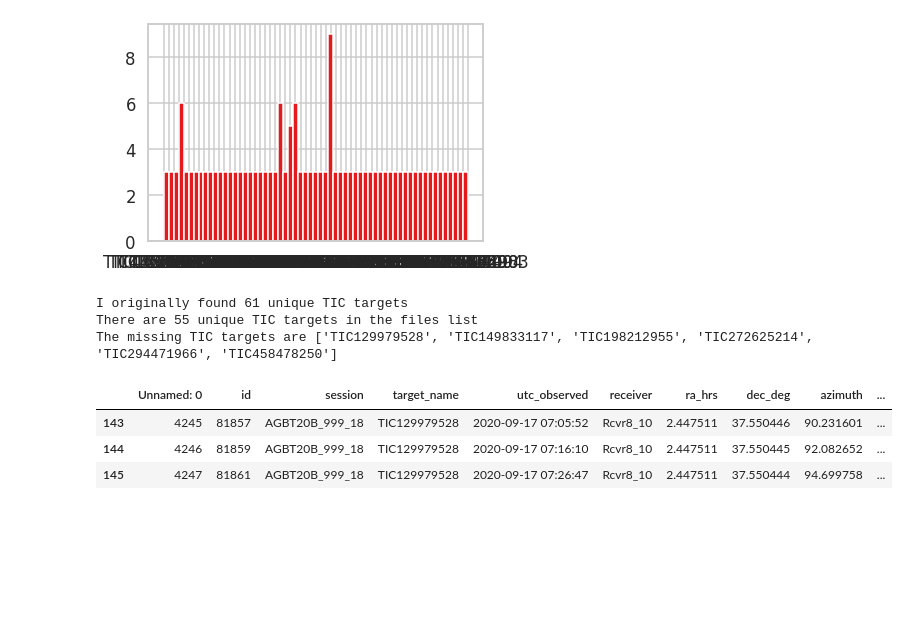
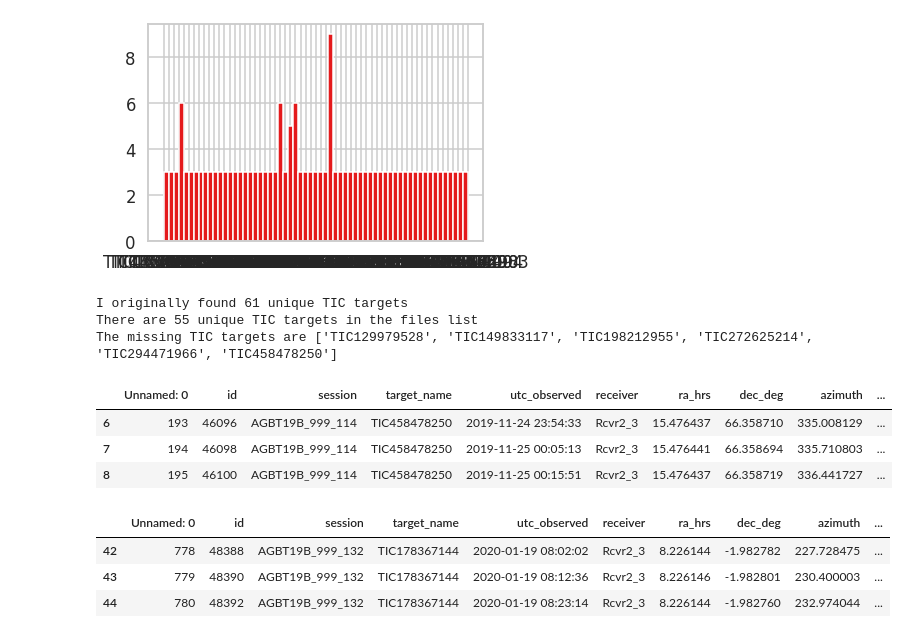
Before and after one commit to noahfranz13/BL-TESSsearch, a Jupyter notebook: Target-Selection/TESStargets-analysis.ipynb, the cells around one changed output. Saved outputs shown, nothing was run; the diff lists cells and outputs as text; code cells hidden in the pictures; blank space fills up the shorter version.

```diff
--- a/Target-Selection/TESStargets-analysis.ipynb
+++ b/Target-Selection/TESStargets-analysis.ipynb
@@ -112,12 +112,22 @@ for angle in ecliptic:
     if angle.lat.deg > -wetz/2 and angle.lat.deg < wetz/2:
         print(angle.lat.deg)
 # %%
-i = 0
+i = -1
 wheremiss = np.where(targets.target_name.to_numpy() == missTargs[i])[0]
 
 targets.iloc[wheremiss]
 # %% [output]
 |  | Unnamed: 0 | id | session | target_name | utc_observed | receiver | ra_hrs | dec_deg | azimuth | ... |
-| 143 | 4245 | 81857 | AGBT20B_999_18 | TIC129979528 | 2020-09-17 07:05:52 | Rcvr8_10 | 2.447511 | 37.550446 | 90.231601 | ... |
-| 144 | 4246 | 81859 | AGBT20B_999_18 | TIC129979528 | 2020-09-17 07:16:10 | Rcvr8_10 | 2.447511 | 37.550445 | 92.082652 | ... |
-| 145 | 4247 | 81861 | AGBT20B_999_18 | TIC129979528 | 2020-09-17 07:26:47 | Rcvr8_10 | 2.447511 | 37.550444 | 94.699758 | ... |
+| 6 | 193 | 46096 | AGBT19B_999_114 | TIC458478250 | 2019-11-24 23:54:33 | Rcvr2_3 | 15.476437 | 66.358710 | 335.008129 | ... |
+| 7 | 194 | 46098 | AGBT19B_999_114 | TIC458478250 | 2019-11-25 00:05:13 | Rcvr2_3 | 15.476441 | 66.358694 | 335.710803 | ... |
+| 8 | 195 | 46100 | AGBT19B_999_114 | TIC458478250 | 2019-11-25 00:15:51 | Rcvr2_3 | 15.476437 | 66.358719 | 336.441727 | ... |
+# %%
+
+wheremiss = np.where(targets.target_name.to_numpy() == 'TIC178367144')[0]
+
+targets.iloc[wheremiss]
+# %% [output]
+|  | Unnamed: 0 | id | session | target_name | utc_observed | receiver | ra_hrs | dec_deg | azimuth | ... |
+| 42 | 778 | 48388 | AGBT19B_999_132 | TIC178367144 | 2020-01-19 08:02:02 | Rcvr2_3 | 8.226144 | -1.982782 | 227.728475 | ... |
+| 43 | 779 | 48390 | AGBT19B_999_132 | TIC178367144 | 2020-01-19 08:12:36 | Rcvr2_3 | 8.226146 | -1.982801 | 230.400003 | ... |
+| 44 | 780 | 48392 | AGBT19B_999_132 | TIC178367144 | 2020-01-19 08:23:14 | Rcvr2_3 | 8.226144 | -1.982760 | 232.974044 | ... |
```
Also changed, not shown: 1 other file.
